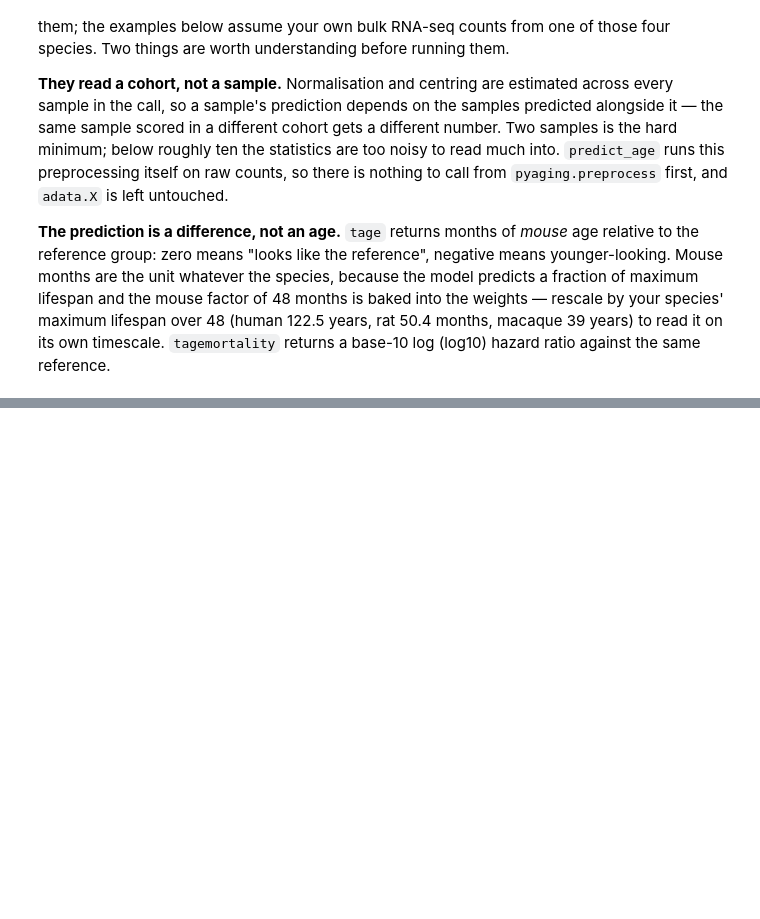
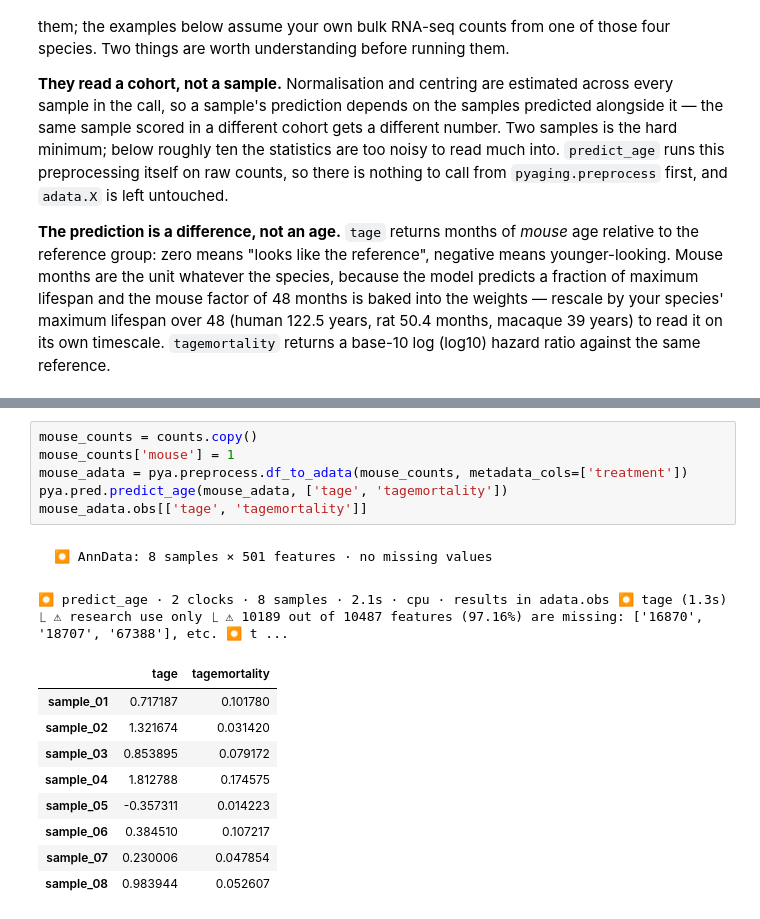
Before and after one commit to lucascamillomd/pyaging, a Jupyter notebook: tutorials/tutorial_rnaseq.ipynb, the cells around one changed output, grey strips where cells are left out. Saved outputs shown, nothing was run; the diff lists cells and outputs as text; blank space fills up the shorter version.

```diff
--- a/tutorials/tutorial_rnaseq.ipynb
+++ b/tutorials/tutorial_rnaseq.ipynb
@@ -148,0 +224,18 @@ What the preprocessing actually did — the species it used, how many genes mapp
+# %%
+mouse_counts = counts.copy()
+mouse_counts['mouse'] = 1
+mouse_adata = pya.preprocess.df_to_adata(mouse_counts, metadata_cols=['treatment'])
+pya.pred.predict_age(mouse_adata, ['tage', 'tagemortality'])
+mouse_adata.obs[['tage', 'tagemortality']]
+# %% [output]
+⏺ AnnData: 8 samples × 501 features · no missing values
+⏺ predict_age · 2 clocks · 8 samples · 2.1s · cpu · results in adata.obs ⏺ tage (1.3s) ⎿ ⚠ research use only ⎿ ⚠ 10189 out of 10487 features (97.16%) are missing: ['16870', '18707', '67388'], etc. ⏺ t ...
+|  | tage | tagemortality |
+| sample_01 | 0.717187 | 0.101780 |
+| sample_02 | 1.321674 | 0.031420 |
+| sample_03 | 0.853895 | 0.079172 |
+| sample_04 | 1.812788 | 0.174575 |
+| sample_05 | -0.357311 | 0.014223 |
+| sample_06 | 0.384510 | 0.107217 |
+| sample_07 | 0.230006 | 0.047854 |
+| sample_08 | 0.983944 | 0.052607 |
```
Also changed, not shown: parts of 18 cells of this notebook, 1 other file.
